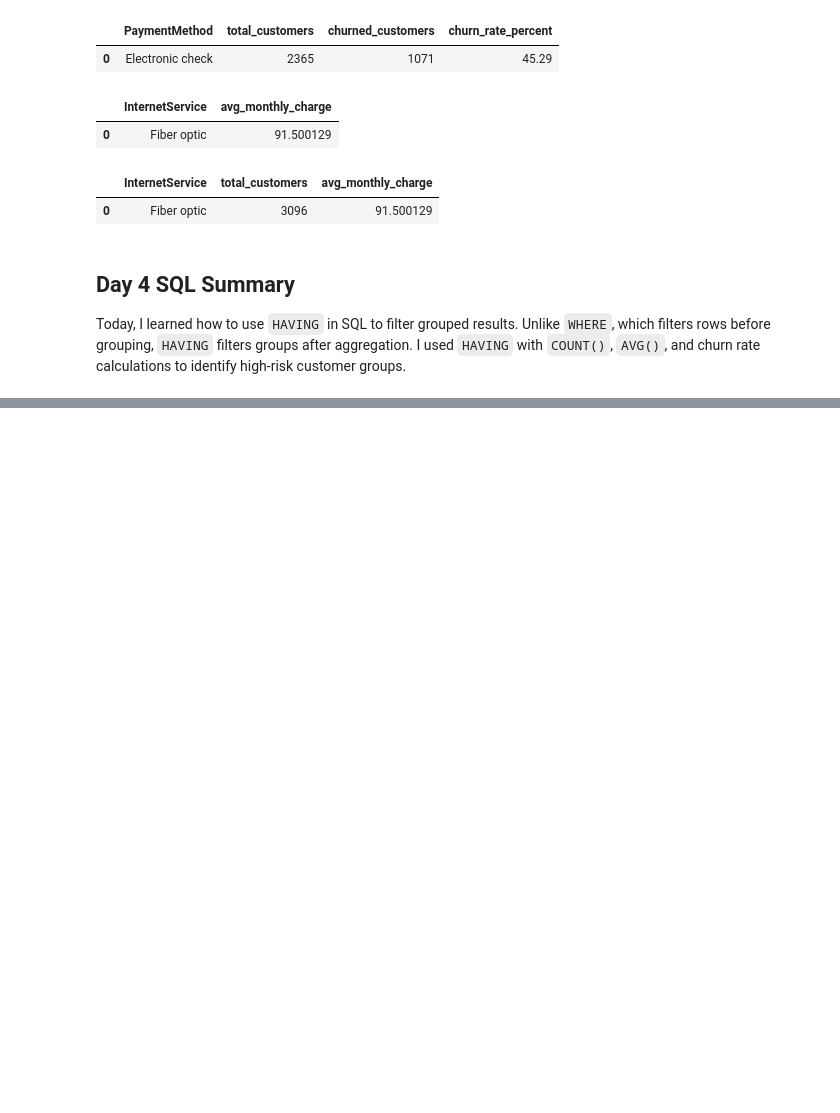
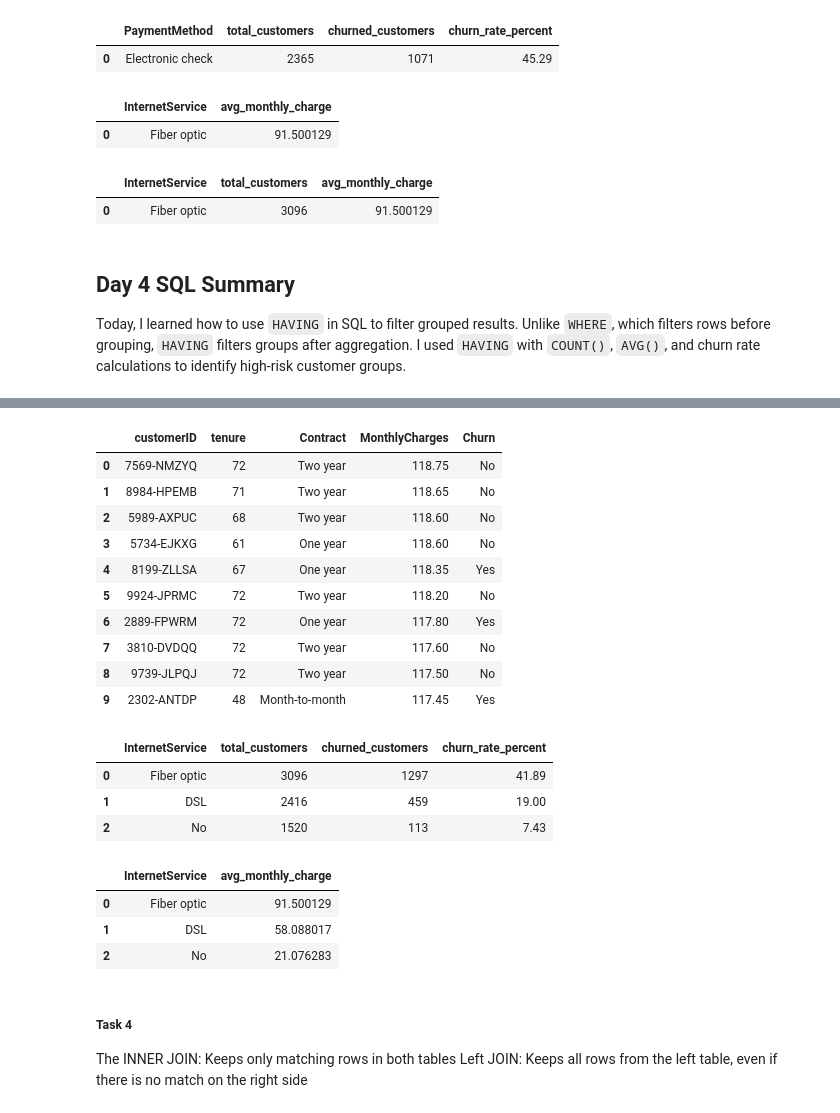
Before and after one commit to Hankrulin/customer-churn-prediction, a Jupyter notebook: Jupyter_notebook/sql_week2_practice.ipynb, the cells around one changed output, grey strips where cells are left out. Cells and saved outputs as stored; diff of their text form; code cells hidden in the pictures; blank space fills up the shorter version.

```diff
--- a/Jupyter_notebook/sql_week2_practice.ipynb
+++ b/Jupyter_notebook/sql_week2_practice.ipynb
@@ -1018,0 +1590,76 @@ I used `HAVING` with `COUNT()`, `AVG()`, and churn rate calculations to identify
+# %%
+# Task 1
+
+query = """
+SELECT
+    c.customerID,
+    c.tenure,
+    b.Contract,
+    b.MonthlyCharges,
+    c.Churn
+FROM customer_data c
+INNER JOIN billing_data b
+    ON c.customerID = b.customerID
+ORDER BY b.MonthlyCharges DESC
+LIMIT 10
+"""
+pd.read_sql(query, conn)
+# %% [output]
+|  | customerID | tenure | Contract | MonthlyCharges | Churn |
+| 0 | 7569-NMZYQ | 72 | Two year | 118.75 | No |
+| 1 | 8984-HPEMB | 71 | Two year | 118.65 | No |
+| 2 | 5989-AXPUC | 68 | Two year | 118.60 | No |
+| 3 | 5734-EJKXG | 61 | One year | 118.60 | No |
+| 4 | 8199-ZLLSA | 67 | One year | 118.35 | Yes |
+| 5 | 9924-JPRMC | 72 | Two year | 118.20 | No |
+| 6 | 2889-FPWRM | 72 | One year | 117.80 | Yes |
+| 7 | 3810-DVDQQ | 72 | Two year | 117.60 | No |
+| 8 | 9739-JLPQJ | 72 | Two year | 117.50 | No |
+| 9 | 2302-ANTDP | 48 | Month-to-month | 117.45 | Yes |
+# %%
+# Task 2:
+
+query = """
+SELECT
+    s.InternetService,
+    COUNT(*) AS total_customers,
+    SUM(CASE WHEN c.Churn = 'Yes' THEN 1 ELSE 0 END) AS churned_customers,
+    ROUND(
+        100.0 * SUM(CASE WHEN c.Churn = 'Yes' THEN 1 ELSE 0 END) / COUNT(*),
+        2
+    ) AS churn_rate_percent
+FROM customer_data c
+INNER JOIN service_data s
+    ON c.customerID = s.customerID
+GROUP BY s.InternetService
+ORDER BY churn_rate_percent DESC
+"""
+pd.read_sql(query, conn)
+# %% [output]
+|  | InternetService | total_customers | churned_customers | churn_rate_percent |
+| 0 | Fiber optic | 3096 | 1297 | 41.89 |
+| 1 | DSL | 2416 | 459 | 19.00 |
+| 2 | No | 1520 | 113 | 7.43 |
+# %%
+# Task 3:
+
+query = """
+SELECT
+    s.InternetService,
+    AVG(b.MonthlyCharges) AS avg_monthly_charge
+FROM service_data s
+INNER JOIN billing_data b
+    ON s.customerID = b.customerID
+GROUP BY s.InternetService
+ORDER BY avg_monthly_charge DESC
+"""
+pd.read_sql(query, conn)
+# %% [output]
+|  | InternetService | avg_monthly_charge |
+| 0 | Fiber optic | 91.500129 |
+| 1 | DSL | 58.088017 |
+| 2 | No | 21.076283 |
+# %% [markdown]
+##### Task 4
+The INNER JOIN: Keeps only matching rows in both tables
+Left JOIN: Keeps all rows from the left table, even if there is no match on the right side
```
Also changed, not shown: parts of 35 cells of this notebook.
